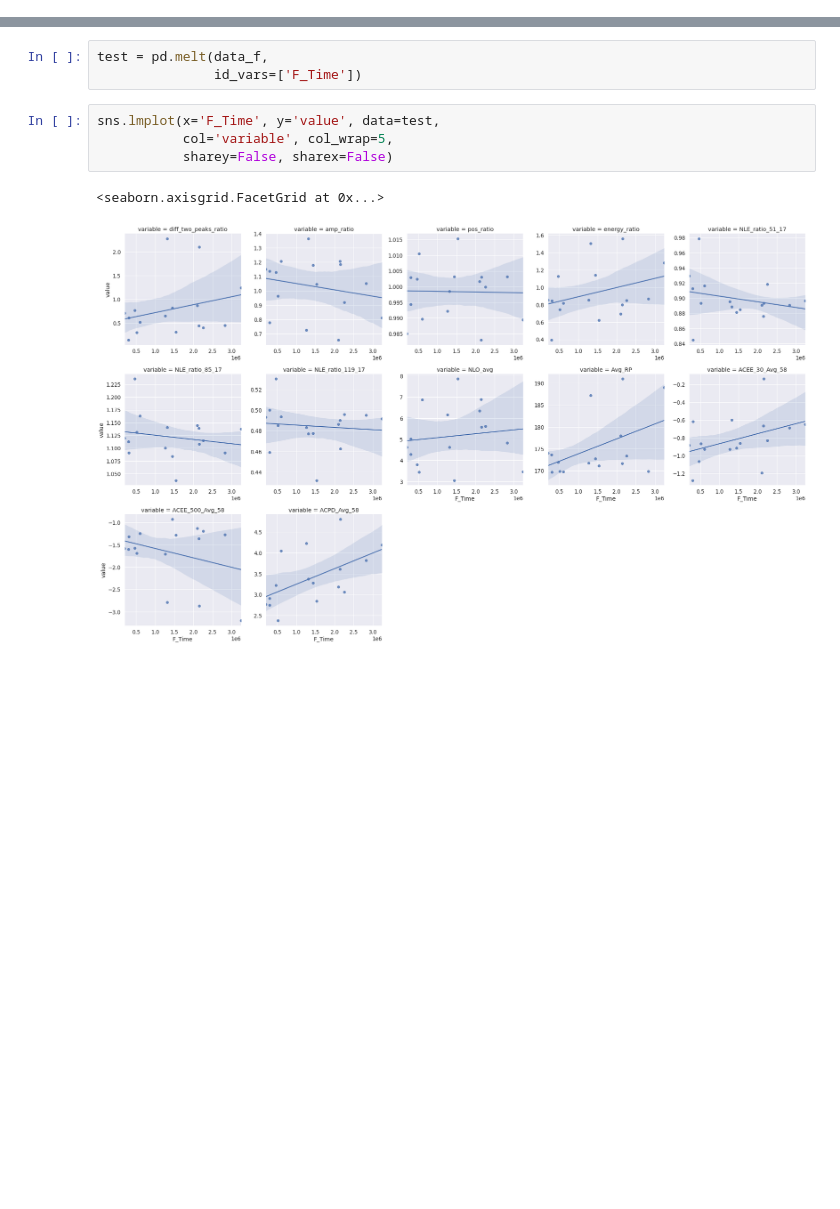
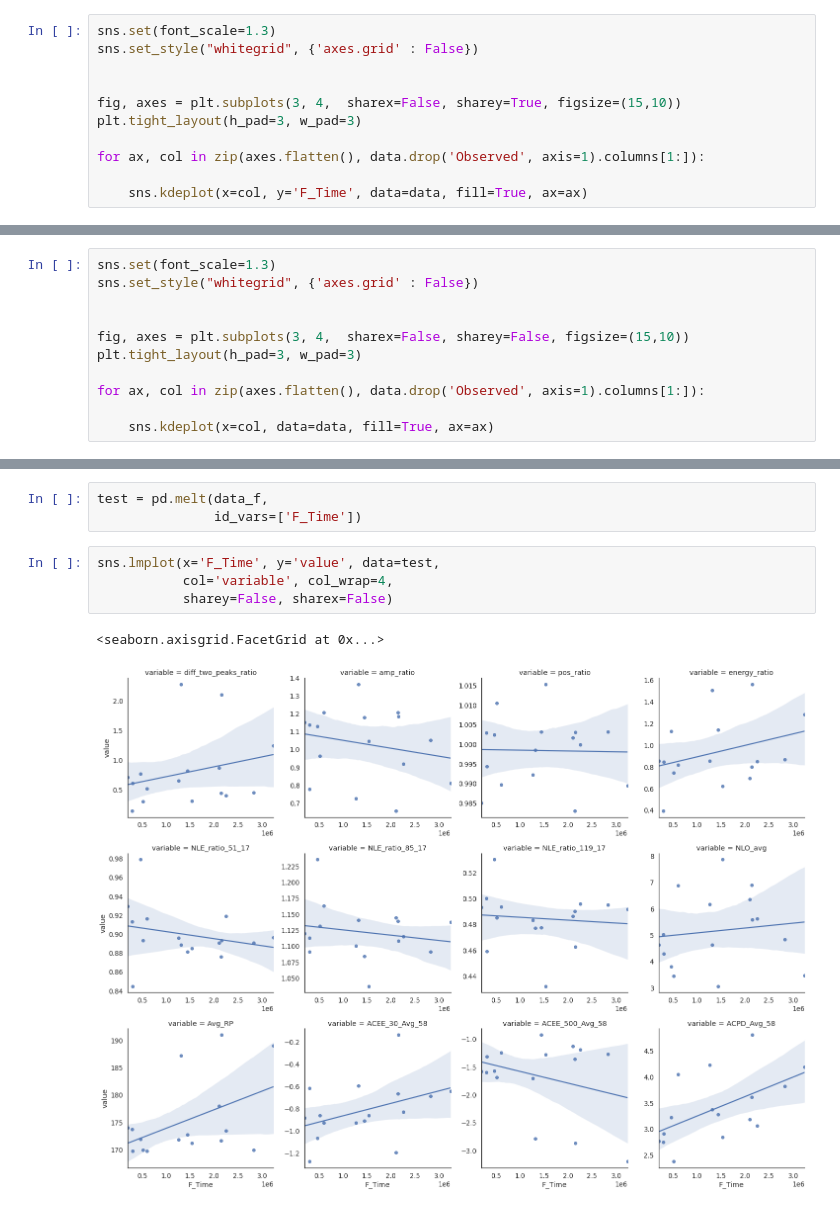
Before and after one commit to Marie-anneMawhin/Oct20_EPRI, a Jupyter notebook: Task3/NB/NB_data_exploration/Merge_corr_reg.ipynb, the cells around one changed output, grey strips where cells are left out. Drawn from its saved outputs; the diff is of its cells as text; blank space fills up the shorter version.

```diff
--- a/Task3/NB/NB_data_exploration/Merge_corr_reg.ipynb
+++ b/Task3/NB/NB_data_exploration/Merge_corr_reg.ipynb
@@ -40,0 +89,11 @@ sns.pairplot(data.drop('Observed', axis=1), hue='NDE_cycle')
+# %%
+sns.set(font_scale=1.3)
+sns.set_style("whitegrid", {'axes.grid' : False})
+
+
+fig, axes = plt.subplots(3, 4,  sharex=False, sharey=True, figsize=(15,10))
+plt.tight_layout(h_pad=3, w_pad=3)
+
+for ax, col in zip(axes.flatten(), data.drop('Observed', axis=1).columns[1:]):
+
+    sns.kdeplot(x=col, y='F_Time', data=data, fill=True, ax=ax)
@@ -40,0 +102,11 @@ sns.pairplot(data.drop('Observed', axis=1), hue='NDE_cycle')
+# %%
+sns.set(font_scale=1.3)
+sns.set_style("whitegrid", {'axes.grid' : False})
+
+
+fig, axes = plt.subplots(3, 4,  sharex=False, sharey=False, figsize=(15,10))
+plt.tight_layout(h_pad=3, w_pad=3)
+
+for ax, col in zip(axes.flatten(), data.drop('Observed', axis=1).columns[1:]):
+
+    sns.kdeplot(x=col, data=data, fill=True, ax=ax)
@@ -43,8 +117,8 @@ test = pd.melt(data_f,
                id_vars=['F_Time'])
 # %%
 sns.lmplot(x='F_Time', y='value', data=test,
-           col='variable', col_wrap=5,
+           col='variable', col_wrap=4,
            sharey=False, sharex=False)
 # %% [output]
 <seaborn.axisgrid.FacetGrid at 0x...>
-[figure, old version]
+[figure, new version]
```
Also changed, not shown: parts of 6 cells of this notebook.
